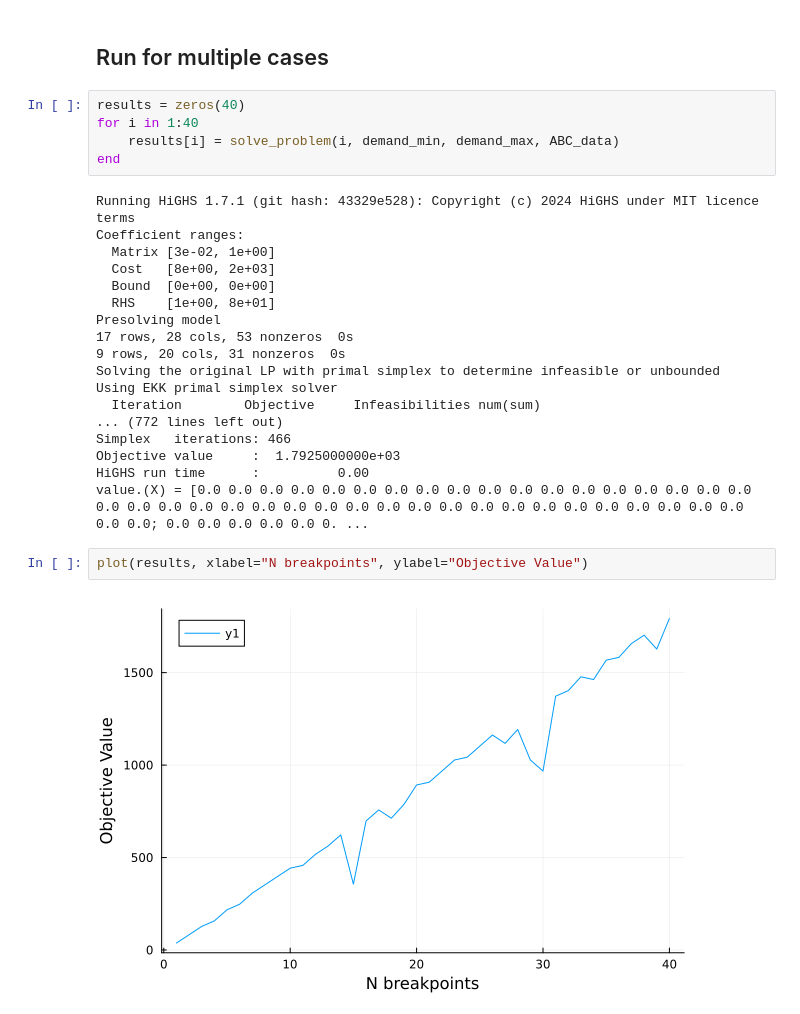
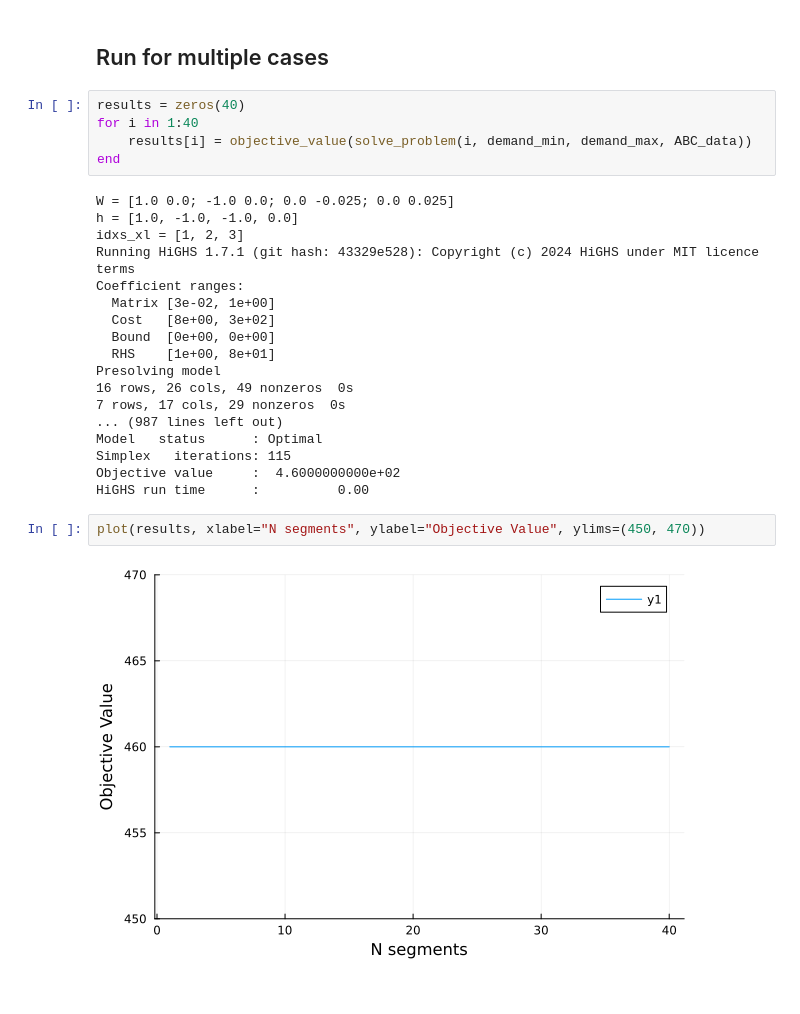
Before and after one commit to LuisHDBueno/ML_PWLDR, a Jupyter notebook: src/toy_problem/newsvendor.ipynb, the cells around one changed output. Cells and saved outputs as stored; diff of their text form.

```diff
--- a/src/toy_problem/newsvendor.ipynb
+++ b/src/toy_problem/newsvendor.ipynb
@@ -301,27 +280,27 @@ value.(X) = [0.0 0.0; 0.0 0.025; 0.0 0.0]
 # %%
 results = zeros(40)
 for i in 1:40
-    results[i] = solve_problem(i, demand_min, demand_max, ABC_data)
+    results[i] = objective_value(solve_problem(i, demand_min, demand_max, ABC_data))
 end
 # %% [output]
+W = [1.0 0.0; -1.0 0.0; 0.0 -0.025; 0.0 0.025]
+h = [1.0, -1.0, -1.0, 0.0]
+idxs_xl = [1, 2, 3]
 Running HiGHS 1.7.1 (git hash: 43329e528): Copyright (c) 2024 HiGHS under MIT licence terms
 Coefficient ranges:
   Matrix [3e-02, 1e+00]
-  Cost   [8e+00, 2e+03]
+  Cost   [8e+00, 3e+02]
   Bound  [0e+00, 0e+00]
   RHS    [1e+00, 8e+01]
 Presolving model
-17 rows, 28 cols, 53 nonzeros  0s
-9 rows, 20 cols, 31 nonzeros  0s
-Solving the original LP with primal simplex to determine infeasible or unbounded
-Using EKK primal simplex solver
-  Iteration        Objective     Infeasibilities num(sum)
-... (772 lines left out)
-Simplex   iterations: 466
-Objective value     :  1.7925000000e+03
+16 rows, 26 cols, 49 nonzeros  0s
+7 rows, 17 cols, 29 nonzeros  0s
+... (987 lines left out)
+Model   status      : Optimal
+Simplex   iterations: 115
+Objective value     :  4.6000000000e+02
 HiGHS run time      :          0.00
-value.(X) = [0.0 0.0 0.0 0.0 0.0 0.0 0.0 0.0 0.0 0.0 0.0 0.0 0.0 0.0 0.0 0.0 0.0 0.0 0.0 0.0 0.0 0.0 0.0 0.0 0.0 0.0 0.0 0.0 0.0 0.0 0.0 0.0 0.0 0.0 0.0 0.0 0.0 0.0 0.0 0.0 0.0; 0.0 0.0 0.0 0.0 0.0 0. ...
 # %%
-plot(results, xlabel="N breakpoints", ylabel="Objective Value")
+plot(results, xlabel="N segments", ylabel="Objective Value", ylims=(450, 470))
 # %% [output]
-[figure, old version]
+[figure, new version]
```
Also changed, not shown: parts of 4 cells of this notebook.
